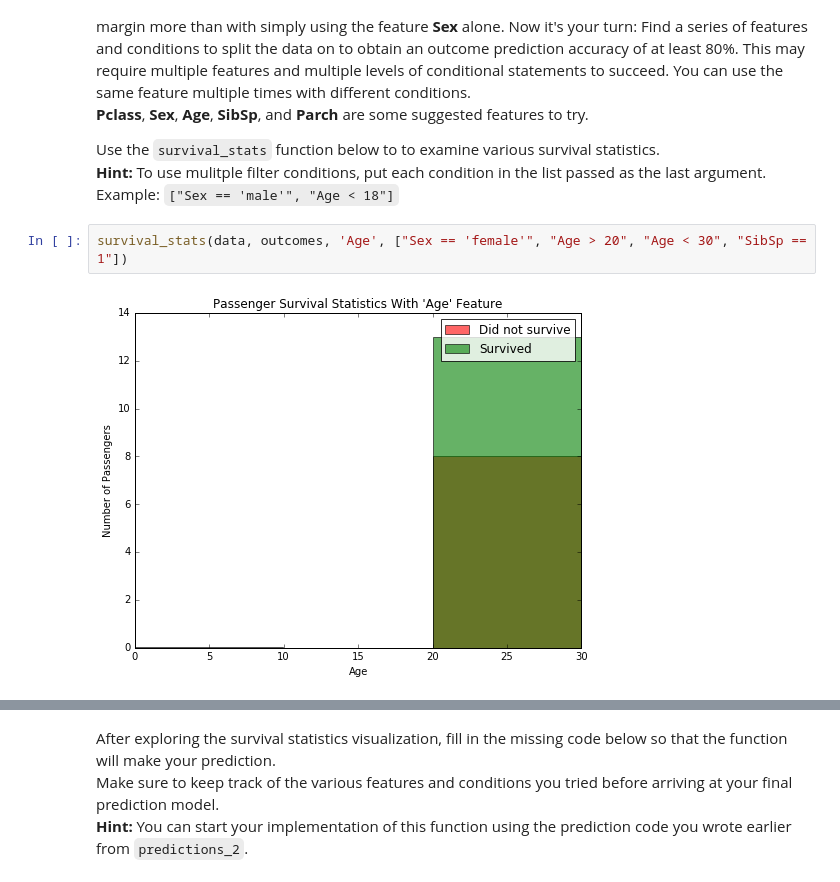
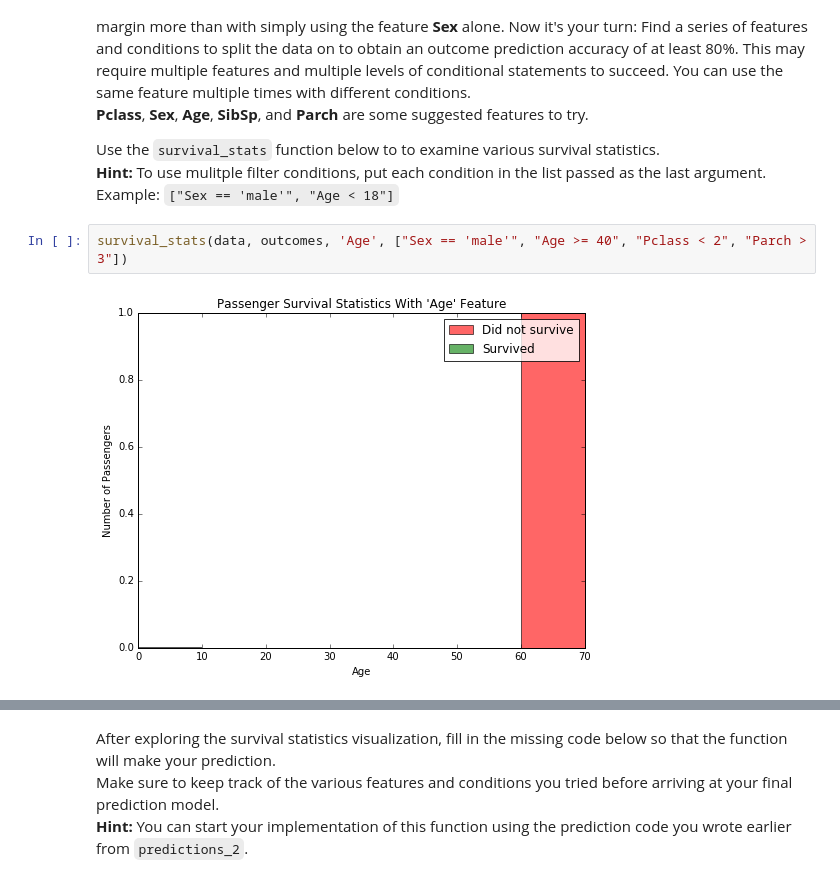
Before and after one commit to thalles753/machine-learning, a Jupyter notebook: projects/titanic_survival_exploration/Titanic_Survival_Exploration.ipynb, the cells around one changed output, grey strips where cells are left out. Saved outputs shown, nothing was run; the diff lists cells and outputs as text.

```diff
--- a/projects/titanic_survival_exploration/Titanic_Survival_Exploration.ipynb
+++ b/projects/titanic_survival_exploration/Titanic_Survival_Exploration.ipynb
@@ -212,6 +212,6 @@ Adding the feature **Age** as a condition in conjunction with **Sex** improves t
 Use the `survival_stats` function below to to examine various survival statistics.
 **Hint:** To use mulitple filter conditions, put each condition in the list passed as the last argument. Example: `["Sex == 'male'", "Age < 18"]`
 # %%
-survival_stats(data, outcomes, 'Age', ["Sex == 'female'", "Age > 20", "Age < 30", "SibSp == 1"])
+survival_stats(data, outcomes, 'Age', ["Sex == 'male'", "Age >= 40", "Pclass < 2", "Parch > 3"])
 # %% [output]
-[figure, old version]
+[figure, new version]
```
Also changed, not shown: parts of 6 cells of this notebook, 3 other files.
